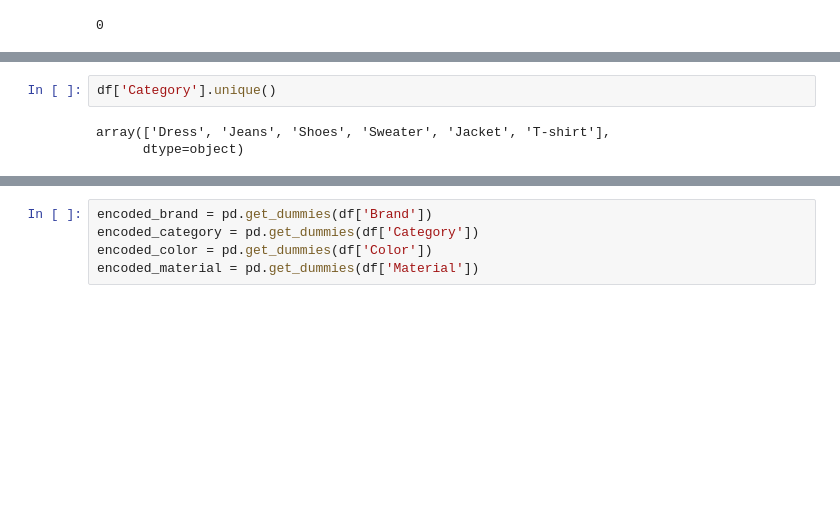
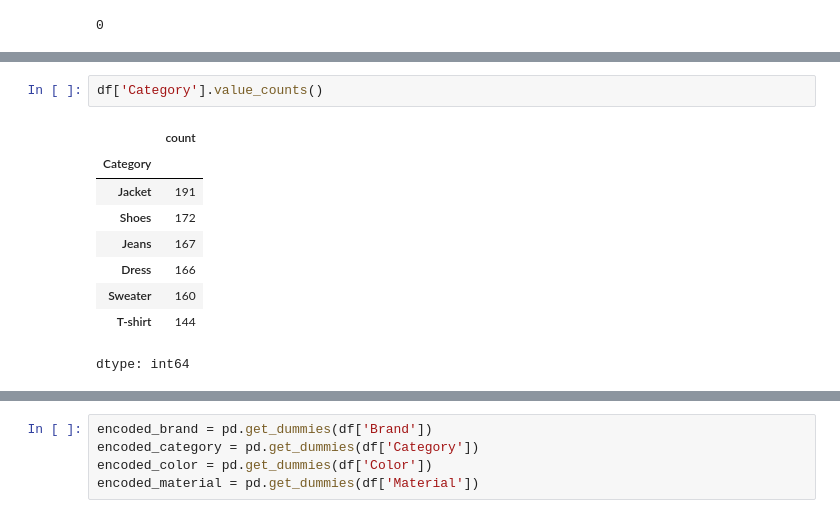
Before and after one commit to ryann-arruda/machine-learning, a Jupyter notebook: machine_learning_regression.ipynb, the cells around one changed output, grey strips where cells are left out. Saved outputs shown, nothing was run; the diff lists cells and outputs as text; blank space fills up the shorter version.

```diff
--- a/machine_learning_regression.ipynb
+++ b/machine_learning_regression.ipynb
@@ -64,5 +78,12 @@ df.duplicated().sum()
 # %%
-df['Category'].unique()
+df['Category'].value_counts()
 # %% [output]
+|  | count |
+| Category |  |
+| Jacket | 191 |
+| Shoes | 172 |
+| Jeans | 167 |
+| Dress | 166 |
+| Sweater | 160 |
+| T-shirt | 144 |
-array(['Dress', 'Jeans', 'Shoes', 'Sweater', 'Jacket', 'T-shirt'],
-      dtype=object)
+dtype: int64
```
Also changed, not shown: parts of 9 cells of this notebook.
